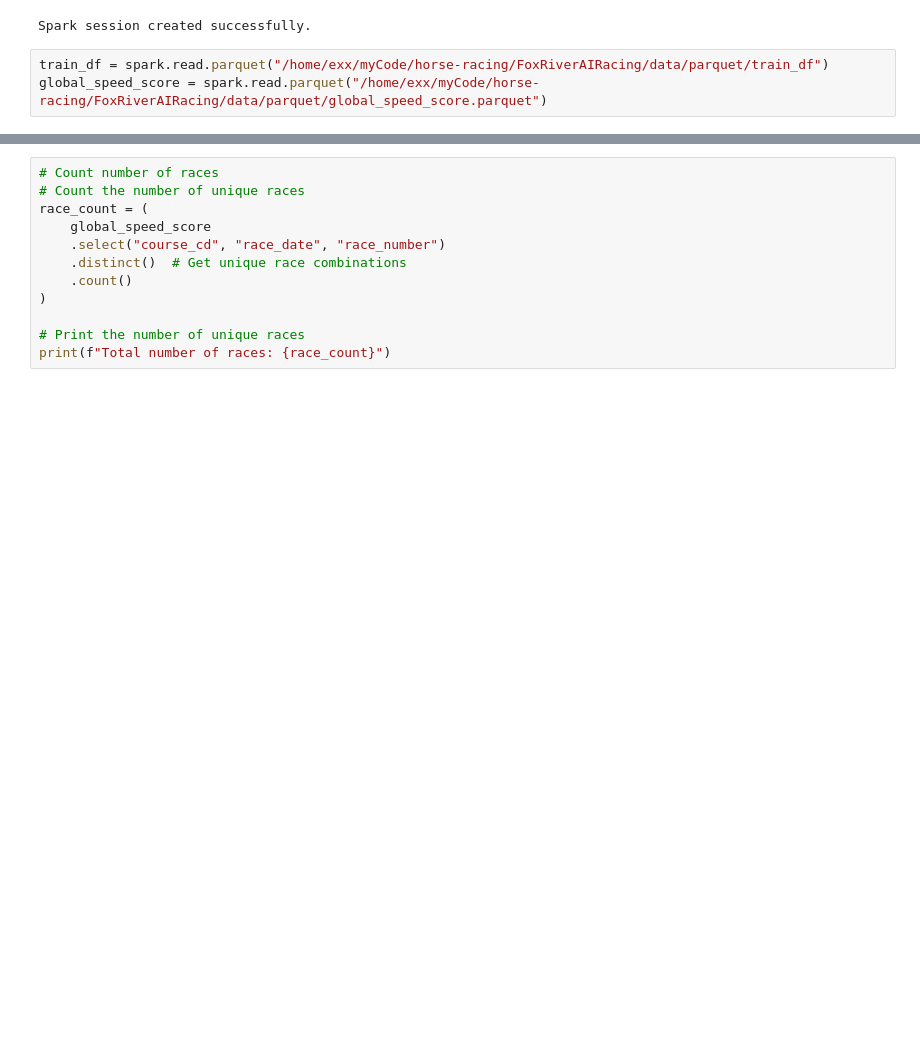
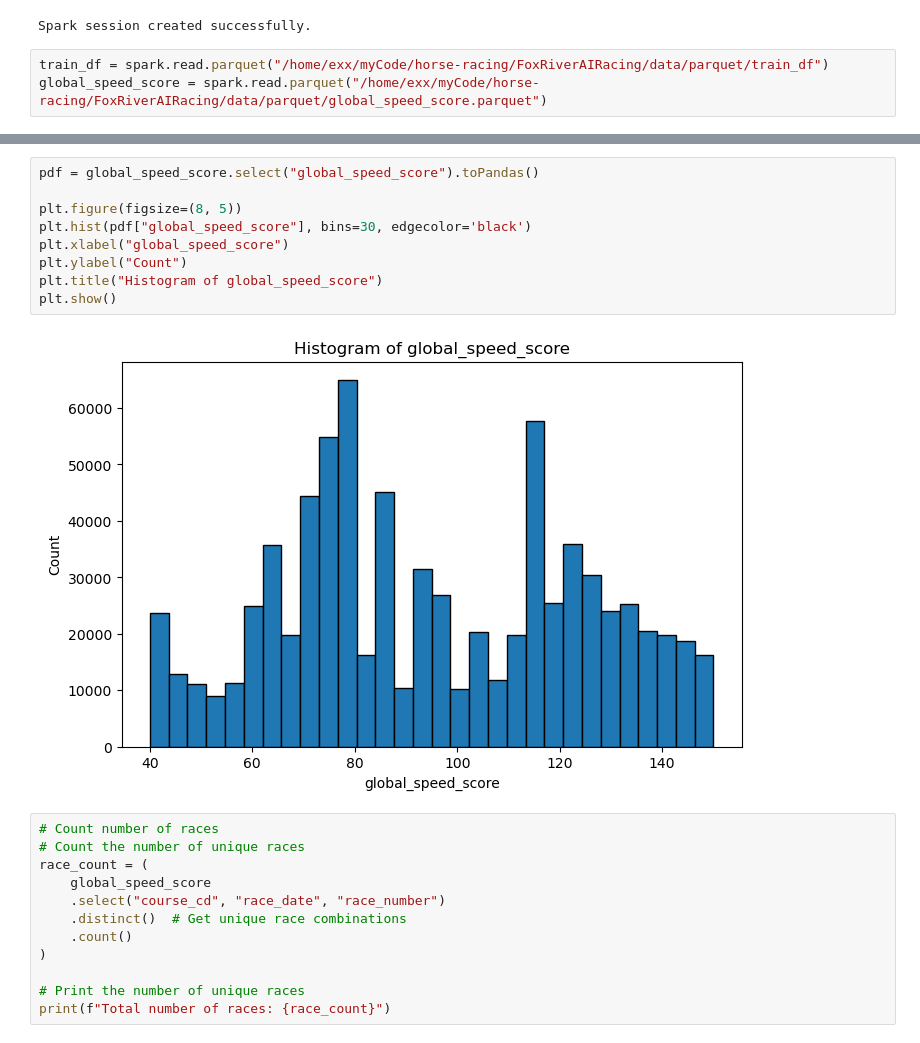
Before and after one commit to shanemeister/FoxRiverAIRacing, a Jupyter notebook: notebooks/0-Model-Results-Analysis.ipynb, the cells around one changed output, grey strips where cells are left out. Saved outputs shown, nothing was run; the diff lists cells and outputs as text; blank space fills up the shorter version.

```diff
--- a/notebooks/0-Model-Results-Analysis.ipynb
+++ b/notebooks/0-Model-Results-Analysis.ipynb
@@ -63,3 +212,14 @@ root
+# %%
+pdf = global_speed_score.select("global_speed_score").toPandas()
+
+plt.figure(figsize=(8, 5))
+plt.hist(pdf["global_speed_score"], bins=30, edgecolor='black')
+plt.xlabel("global_speed_score")
+plt.ylabel("Count")
+plt.title("Histogram of global_speed_score")
+plt.show()
+# %% [output]
+[figure, added]
 # %%
 # Count number of races
 # Count the number of unique races
```
Also changed, not shown: parts of 8 cells of this notebook, 25 other files.
